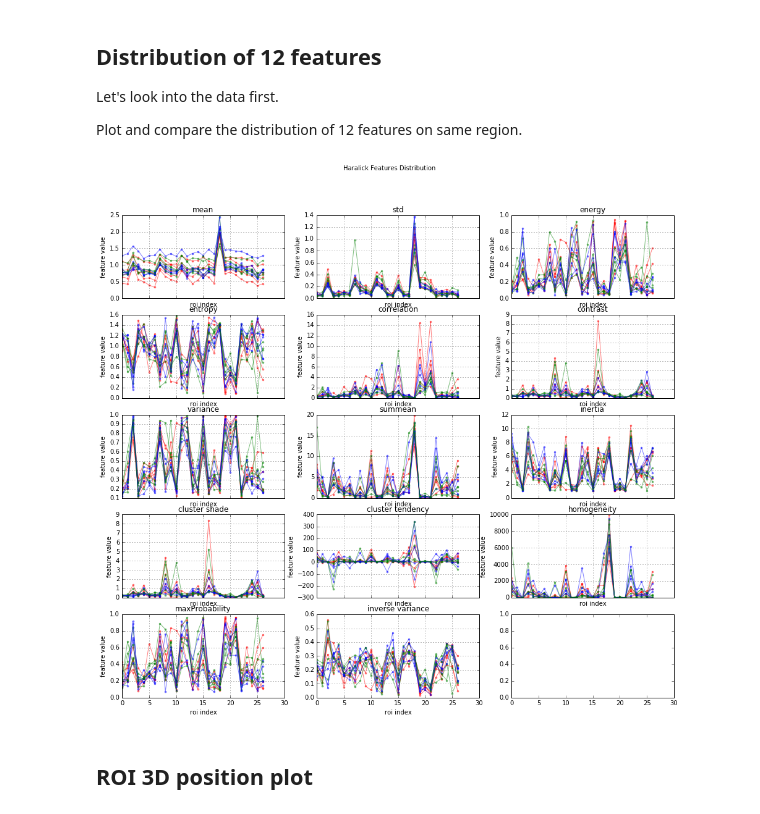
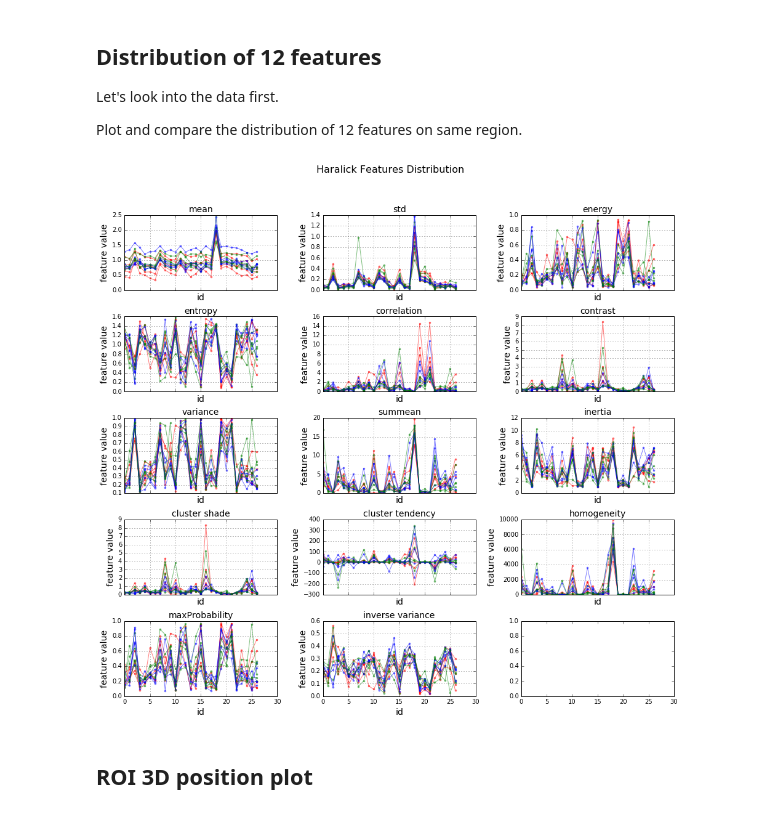
Before and after one commit to Upward-Spiral-Science/claritycontrol, a Jupyter notebook: assignments/a09_extended_exploratory.ipynb, the cells around one changed output. Cells and saved outputs as stored; diff of their text form; code cells hidden in the pictures.

Commit message:
update figures

```diff
--- a/assignments/a09_extended_exploratory.ipynb
+++ b/assignments/a09_extended_exploratory.ipynb
@@ -65,31 +65,33 @@ Let's look into the data first.
 Plot and compare the distribution of 12 features on same region.
 # %%
 fig, ax = plt.subplots(5,3,sharex=True,sharey=False,figsize=(16,14))
+plt.subplots_adjust(hspace = 0.35, wspace = 0.30)
+
 axesList = []
 for axes in ax:
     axesList.extend(axes)
 
 for brain_n in brain_nums:
     tmp = data[data[:,1]==brain_n,:]
     tmp = tmp[np.argsort(tmp[:, 2]),:]
 
     if tmp[0,0] == 0:
         color = 'r'  # cocaine
     elif tmp[0,0] == 1:
         color = 'g'  # control
     elif tmp[0,0] == 2:
         color = 'b'  # fear
 
     for i, ax in enumerate(axesList[:-1]):
         ax.plot(range(len(tmp[:,2])),tmp[:,6+i],color,alpha=0.5,marker='.')
-        ax.set_title(fields[6+i])
+        ax.set_title(fields[6+i], fontsize=14)
         ax.grid()
-        ax.set_xlabel('roi index')
-        ax.set_ylabel('feature value')
-fig.suptitle('Haralick Features Distribution')
+        ax.set_xlabel('id', fontsize=14)
+        ax.set_ylabel('feature value', fontsize=14)
+fig.suptitle('Haralick Features Distribution', fontsize=16)
 fig.show()
 # %% [output]
-[figure, old version]
+[figure, new version]
 # %% [markdown]
 ## ROI 3D position plot
 # %%
```
Also changed, not shown: parts of 1 cell of this notebook, 4 other files.
